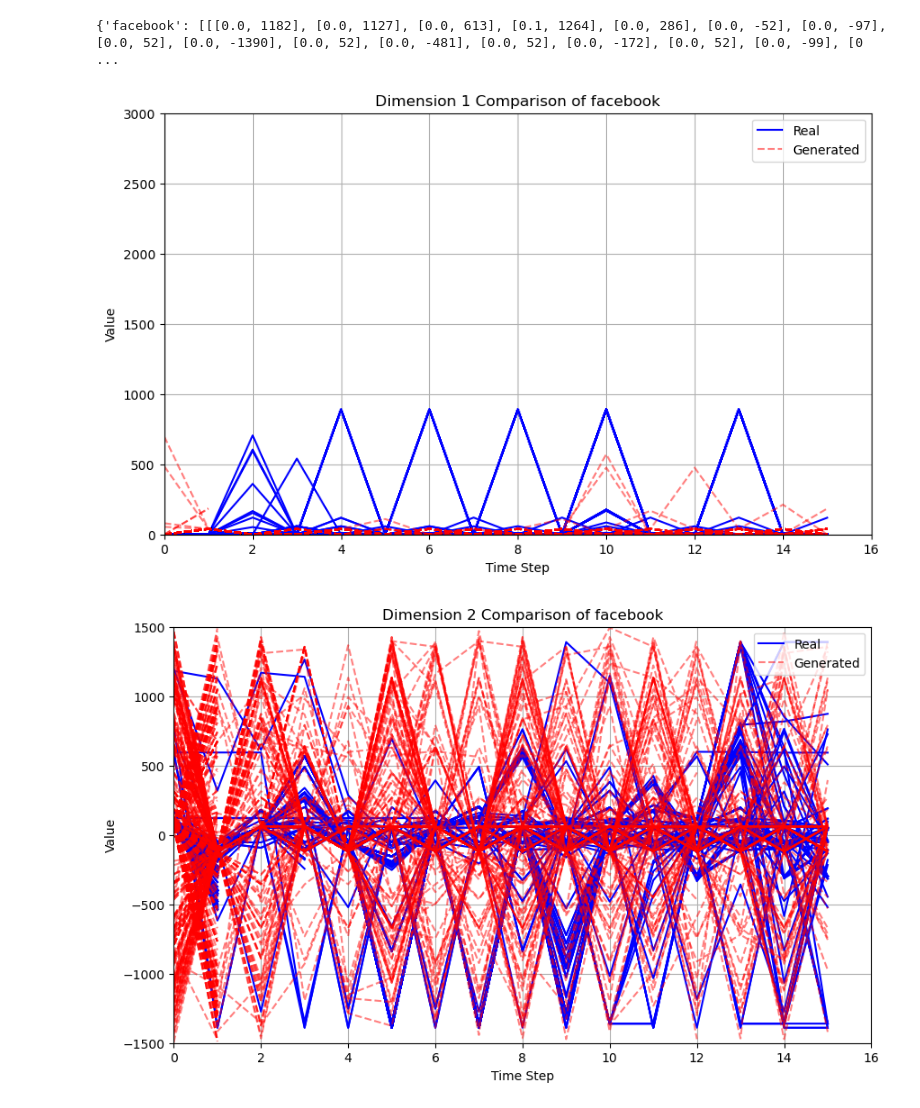
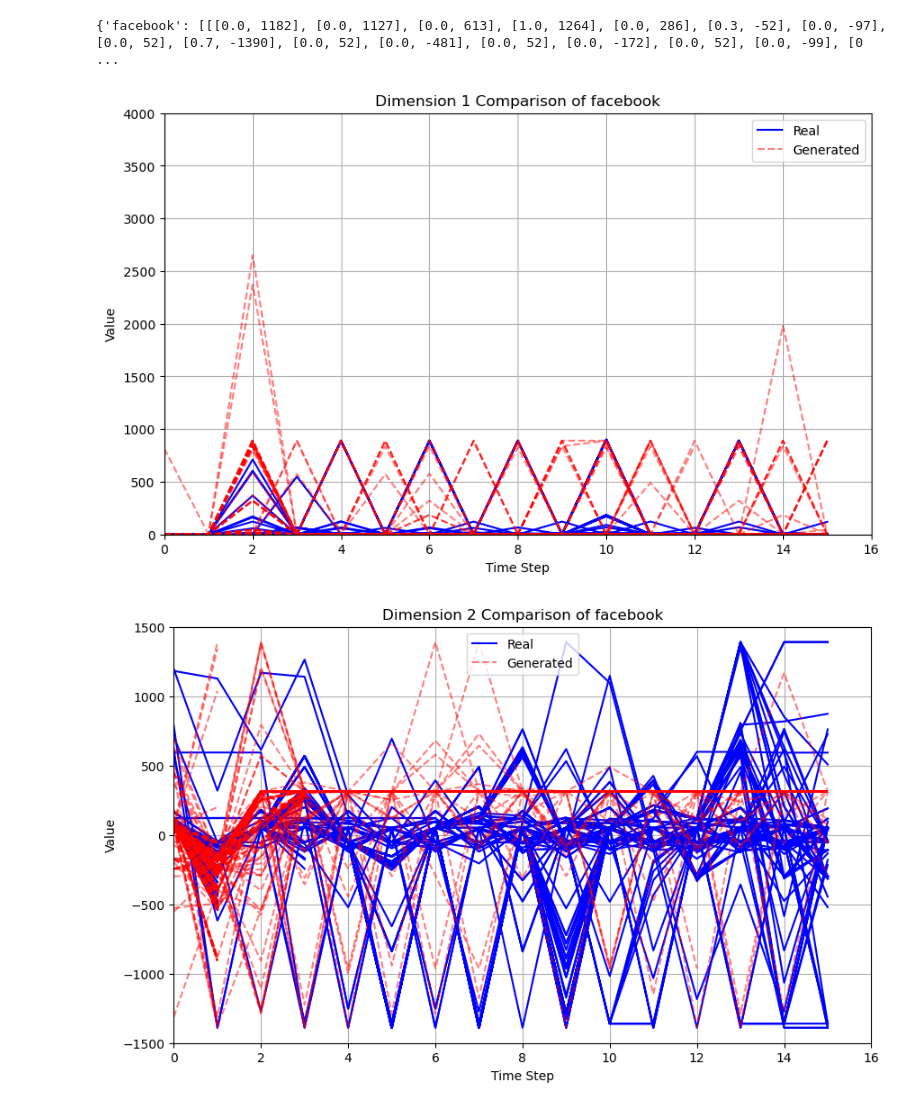
Before and after one commit to EricXiaozj/NetGenRL, a Jupyter notebook: div_seq.ipynb, the cells around one changed output. Cells and saved outputs as stored; diff of their text form; code cells hidden in the pictures.

```diff
--- a/div_seq.ipynb
+++ b/div_seq.ipynb
@@ -35,9 +35,31 @@ image_dim = (1, NPRINT_REAL_WIDTH, NPRINT_REAL_WIDTH)  # 生成单通道图像
 noise_dim = 100  # 噪声维度
 batch_size = 128
 source_name = './data/vpn_data_small.json'
-bins_name = './bins_small.json'
+bins_name = './bins/bins_small.json'
 model_name = './save_seq/generator.pth'
-x_list = [MAX_TIME, MAX_PKT_LEN]
+
+with open('./wordvec/word_vec_small.json', 'r') as f:
+    wv_dict = json.load(f)
+
+wv = {}
+for key, metrics in wv_dict.items():
+    wv[key] = torch.tensor(metrics, dtype=torch.float32)
+
+x_list = [wv_tensor.size(0) for wv_tensor in wv.values()]
+# x_list = [MAX_TIME, MAX_PKT_LEN]
+# %%
+bins_data = {}
+with open(bins_name, 'r') as f_bin:
+    bins_data = json.load(f_bin)
+
+port_intervals = bins_data['port']['intervals']
+pkt_len_intervals = bins_data['packet_len']['intervals']
+time_intervals = bins_data['time']['intervals']
+# for bins in bins_data['packet_len']:
+#     pkt_len_intervals.append(bins['intervals'])
+# time_intervals = []
+# for bins in bins_data['time']:
+#     time_intervals.append(bins['intervals'])
 # %%
 # generator = Generator(label_dim, noise_dim, SEQ_DIM, MAX_SEQ_LEN, 'cpu')
 generator = Generator(label_dim,SEQ_DIM,MAX_SEQ_LEN,x_list,'cpu')
@@ -148,8 +170,8 @@ def get_real_data(file_name):
             # time_l //= 1e4
             # time = time_h + time_l/100
             time_h,time_l, pkt_len = struct.unpack("IIh", line[:10])
-            time_l //= 1e5
-            # time = time_h + time_l/100
+            time_l //= 1e4
+            time = time_h + time_l/100
             time = time_h % 1000 + time_l / 10
 
             data_item.append([time, pkt_len])
@@ -161,7 +183,7 @@ def get_real_data(file_name):
 real_datas = get_real_data(source_name)
 print(real_datas)
 # %% [output]
-{'facebook': [[[0.0, 1182], [0.0, 1127], [0.0, 613], [0.1, 1264], [0.0, 286], [0.0, -52], [0.0, -97], [0.0, 52], [0.0, -1390], [0.0, 52], [0.0, -481], [0.0, 52], [0.0, -172], [0.0, 52], [0.0, -99], [0 ...
+{'facebook': [[[0.0, 1182], [0.0, 1127], [0.0, 613], [1.0, 1264], [0.0, 286], [0.3, -52], [0.0, -97], [0.0, 52], [0.7, -1390], [0.0, 52], [0.0, -481], [0.0, 52], [0.0, -172], [0.0, 52], [0.0, -99], [0 ...
 # %%
 class SequenceDataset(Dataset):
     def __init__(self, datas, label_str):
@@ -208,11 +230,11 @@ def get_fake_data(real_data, label_str):
             # pkt_len_id = math.floor((pkt_len + 1)/2*len(pkt_len_intervals[i]))
             # dport_id = math.floor((dport + 1)/2*len(port_intervals))
 
-            # time = round(random.uniform(time_intervals[i][time_id][0], time_intervals[i][time_id][1]),2)
-            # pkt_len = round(random.uniform(pkt_len_intervals[i][pkt_len_id][0], pkt_len_intervals[i][pkt_len_id][1]))
+            time = round(random.uniform(time_intervals[time][0], time_intervals[time][1]),2)
+            pkt_len = round(random.uniform(pkt_len_intervals[pkt_len][0], pkt_len_intervals[pkt_len][1]))
             # dport = round(random.uniform(port_intervals[dport_id][0],port_intervals[dport_id][1]))
-            time = time / 10
-            pkt_len = pkt_len - 1500
+            time = time
+            pkt_len = pkt_len
             f_seq.append([time,pkt_len])
         final_seqs.append(f_seq)
     return final_seqs
@@ -251,33 +273,33 @@ for label in LABEL_DICT.keys():
 
     for dim in range(num_dims):
 
         percentiles = [10, 90]
         quantiles = np.nanpercentile(real_sequences[:,:,dim], percentiles, axis=0)
 
         plt.figure(figsize=(10, 6))
 
         if dim == 0:
-            plt.axis([0, 16, 0, 3000])
+            plt.axis([0, 16, 0, 4000])
         else:
             plt.axis([0, 16, -1500, 1500])
 
         # 绘制真实数据序列（统一颜色）
         for i in range(len(real_sequences)):
             plt.plot(real_sequences[i, :, dim], color='blue', alpha=1.0, label="Real" if i == 0 else "")  # 使用蓝色，透明度为 0.6
 
         # 绘制生成数据序列（统一颜色）
         for i in range(len(generated_sequences)):
             plt.plot(generated_sequences[i, :, dim], color='red', alpha=0.5, linestyle='--', label="Generated" if i == 0 else "")  # 使用红色，透明度为 0.6
 
         # for q in quantiles:
         #     plt.plot(q, color='green', linestyle='--', linewidth=2.5, label='Real Data Quantiles' if 'Real Data Quantiles' not in plt.gca().get_legend_handles_labels()[1] else "")
 
         plt.title(f"Dimension {dim + 1} Comparison of {label}")
         plt.xlabel("Time Step")
         plt.ylabel("Value")
         plt.legend()
         plt.grid(True)
         plt.show()
 # %% [output]
-[figure, old version]
+[figure, new version]
-[figure, old version]
+[figure, new version]
```
Also changed, not shown: parts of 2 cells of this notebook, 6 other files.
